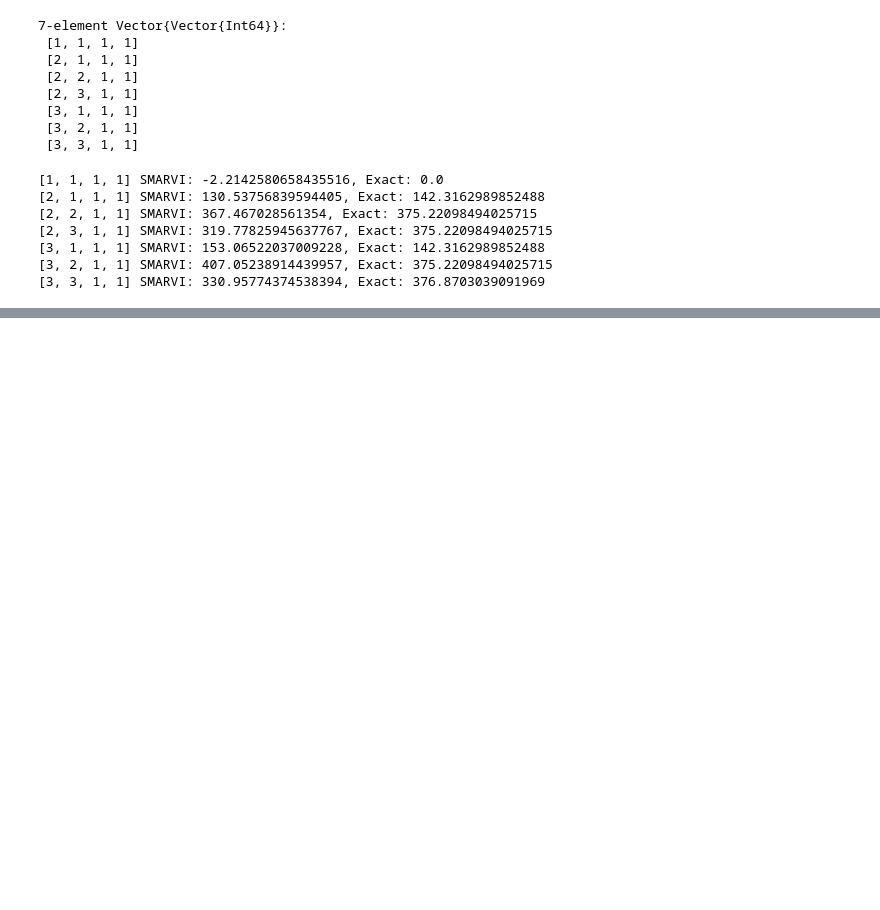
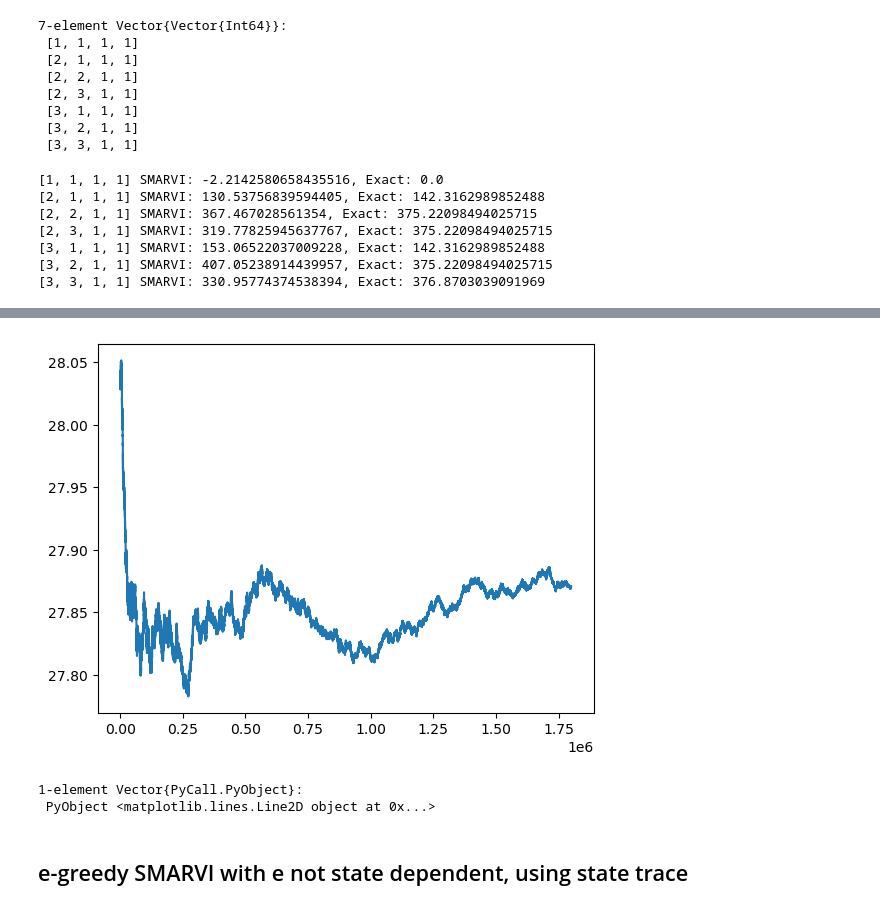
Before and after one commit to fairleyl/PhD-Code, a Jupyter notebook: AVI-Suite-SMART.ipynb, the cells around one changed output, grey strips where cells are left out. Cells and saved outputs as stored; diff of their text form; code cells hidden in the pictures; blank space fills up the shorter version.

```diff
--- a/AVI-Suite-SMART.ipynb
+++ b/AVI-Suite-SMART.ipynb
@@ -4363,0 +4655,4 @@ end
+# %%
+evalNMax = 2000000
+gs = gEvaluationTabQ(N,alpha_d, alpha_r, beta, tau, c0, c1, r, evalNMax, resultSmart[1], resultSmart[2]; printProgress = true, modCounter = 100000)
+gs[1]
@@ -4363,0 +4678,8 @@ end
+# %%
+PyPlot.plot(gs[2][200000:evalNMax])
+# %% [output]
+[figure, added]
+1-element Vector{PyCall.PyObject}:
+ PyObject <matplotlib.lines.Line2D object at 0x...>
+# %% [markdown]
+## e-greedy SMARVI with e not state dependent, using state trace
```
Also changed, not shown: parts of 43 cells of this notebook.
